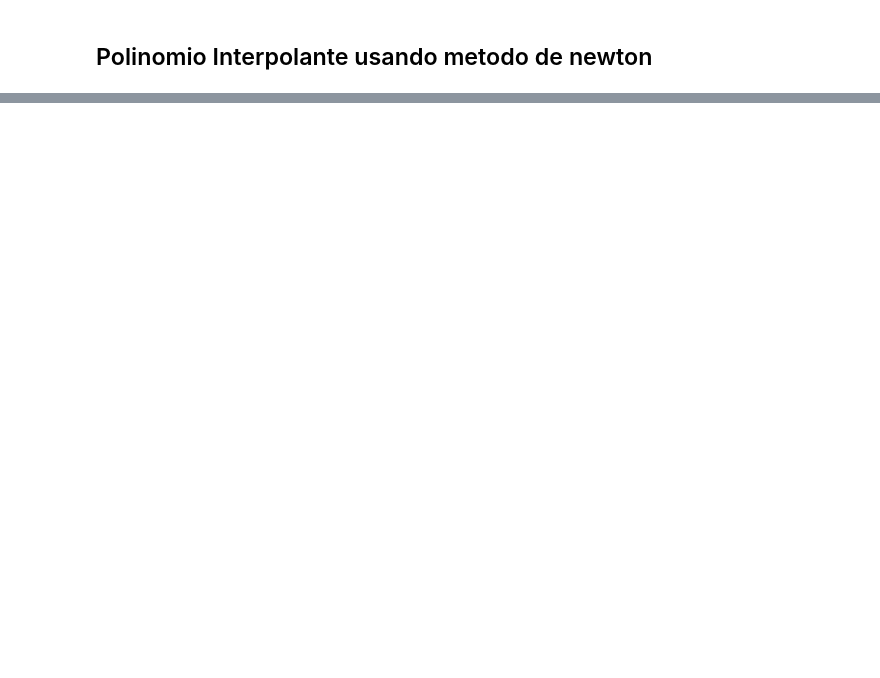
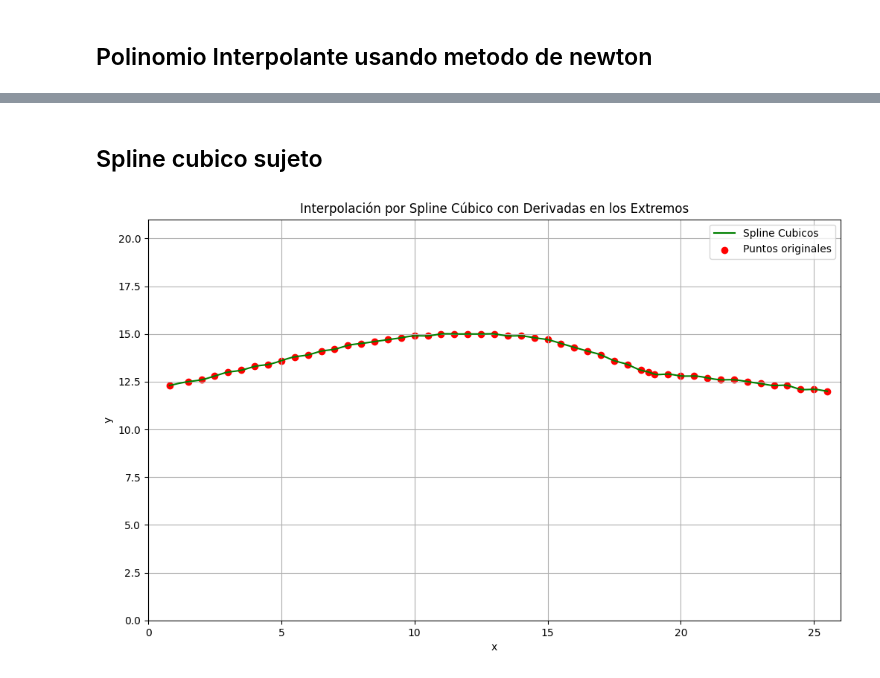
Before and after one commit to Santy30-Bull/Proyecto-Analisis, a Jupyter notebook: ProyectoAnalisis.ipynb, the cells around one changed output, grey strips where cells are left out. Drawn from its saved outputs; the diff is of its cells as text; code cells hidden in the pictures; blank space fills up the shorter version.

```diff
--- a/ProyectoAnalisis.ipynb
+++ b/ProyectoAnalisis.ipynb
@@ -62,0 +63,28 @@ plt.show()
+# %% [markdown]
+## Spline cubico sujeto
+# %%
+# 🧭 Derivadas en los extremos
+derivada_inicio = 0.3255813953   # Aproximación de la pendiente en el inicio
+derivada_fin = -0.2  # Aproximación de la pendiente en el final
+
+# Crear spline cúbico sujeto
+spline = CubicSpline(x, y, bc_type=((1, derivada_inicio), (1, derivada_fin)))
+
+# Evaluar spline para graficar
+x_vals = np.linspace(min(x), max(x), 500)
+y_vals = spline(x_vals)
+
+# Graficar
+plt.figure(figsize=(12, 7))
+plt.plot(x_vals, y_vals, label='Spline Cubicos', color='green')
+plt.scatter(x, y, color='red', label='Puntos originales')
+plt.title('Interpolación por Spline Cúbico con Derivadas en los Extremos')
+plt.xlabel('x')
+plt.ylabel('y')
+plt.legend()
+plt.grid(True)
+plt.xlim(0, 26)
+plt.ylim(0, 21)
+plt.show()
+# %% [output]
+[figure, added]
```
Also changed, not shown: parts of 2 cells of this notebook, 1 other file.
